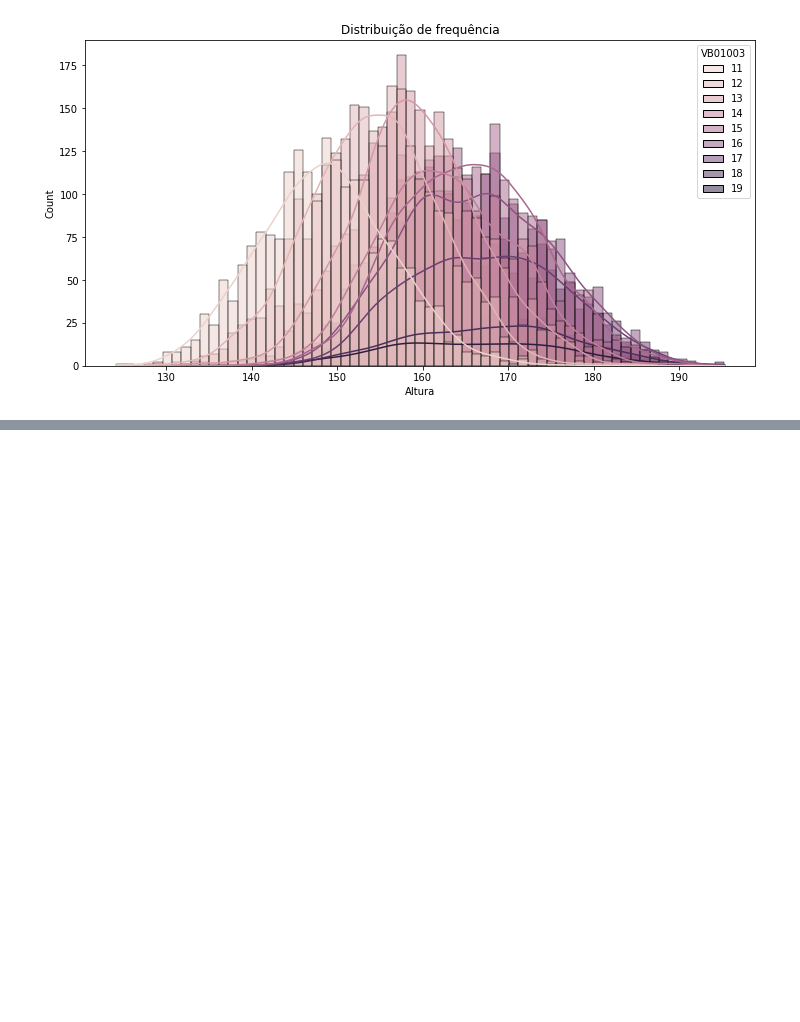
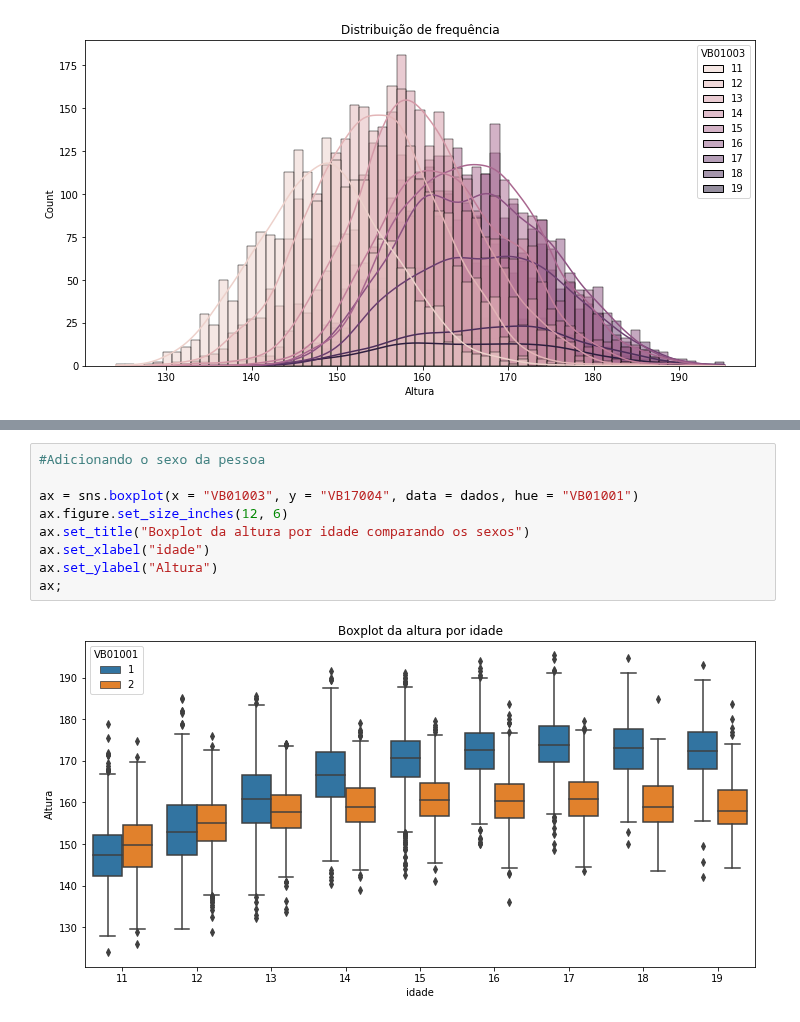
Before and after one commit to GuilhermeRuy97/BootcampDataScience, a Jupyter notebook: modulo_3_bootcamp_Data_Science.ipynb, the cells around one changed output, grey strips where cells are left out. Drawn from its saved outputs; the diff is of its cells as text; blank space fills up the shorter version.

```diff
--- a/modulo_3_bootcamp_Data_Science.ipynb
+++ b/modulo_3_bootcamp_Data_Science.ipynb
@@ -450,0 +505,11 @@ ax;
+# %%
+#Adicionando o sexo da pessoa
+
+ax = sns.boxplot(x = "VB01003", y = "VB17004", data = dados, hue = "VB01001")
+ax.figure.set_size_inches(12, 6)
+ax.set_title("Boxplot da altura por idade comparando os sexos")
+ax.set_xlabel("idade")
+ax.set_ylabel("Altura")
+ax;
+# %% [output]
+[figure, added]
```
Also changed, not shown: parts of 8 cells of this notebook.
